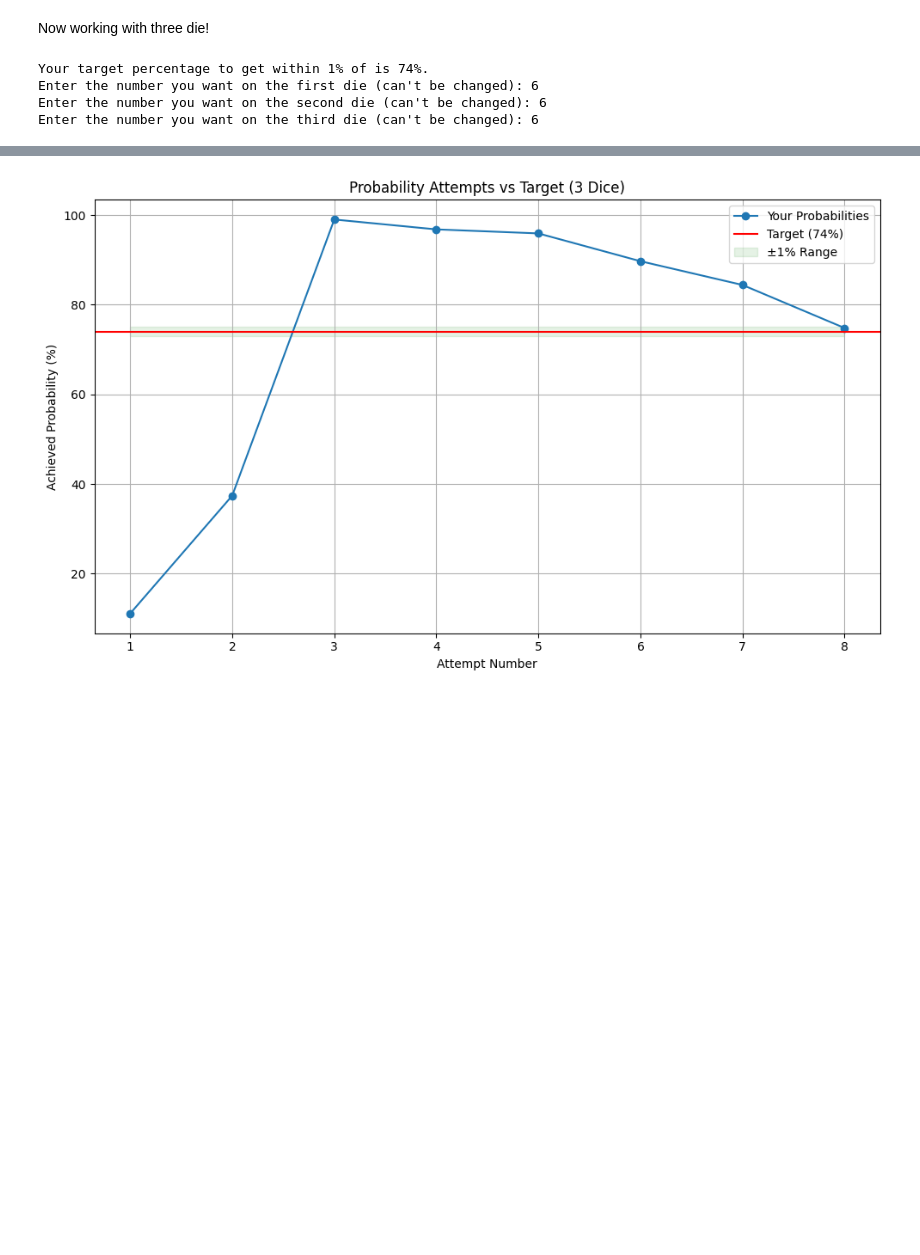
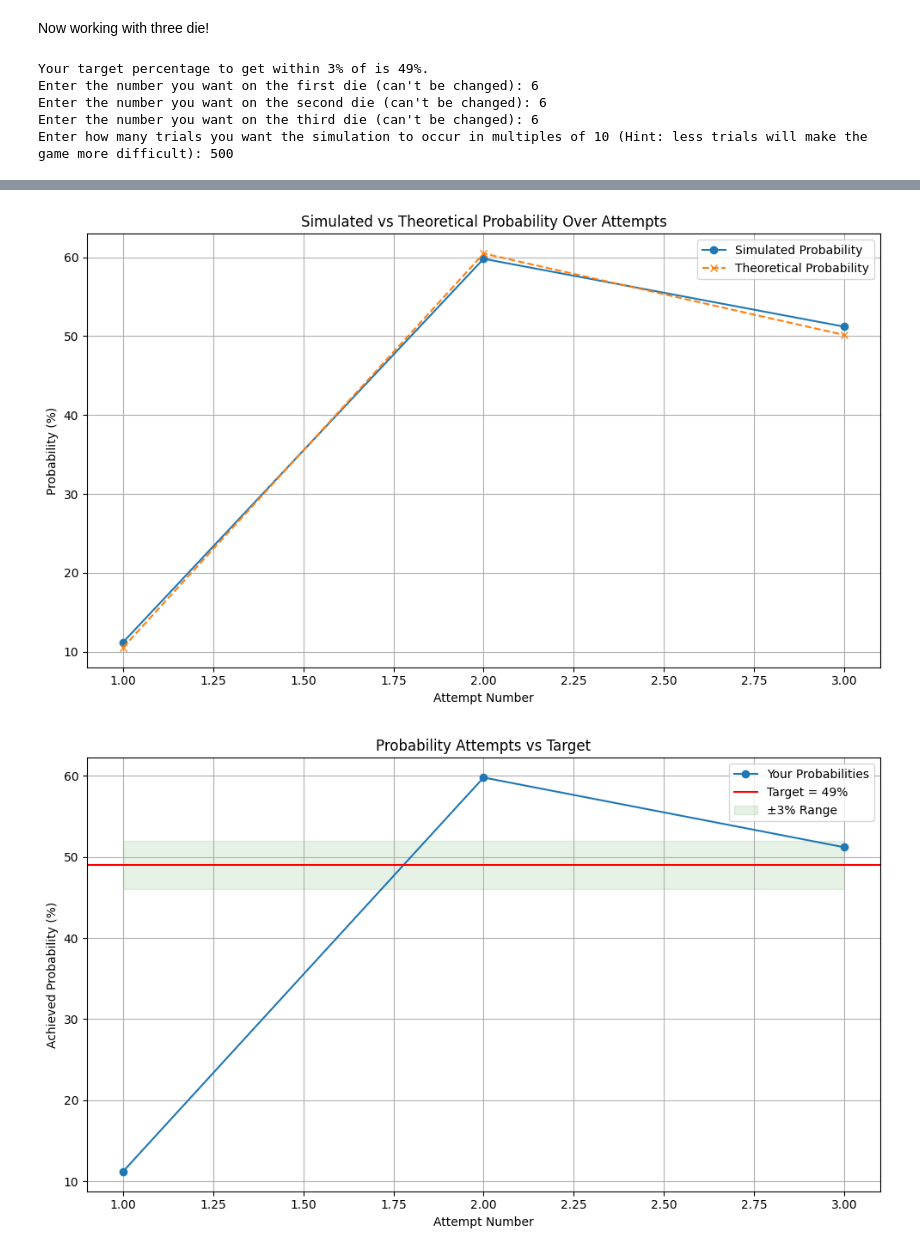
Before and after one commit to byrneap23/FinalProject, a Jupyter notebook: Final_Project.ipynb, the cells around one changed output, grey strips where cells are left out. Drawn from its saved outputs; the diff is of its cells as text; code cells hidden in the pictures; blank space fills up the shorter version.

```diff
--- a/Final_Project.ipynb
+++ b/Final_Project.ipynb
@@ -40,7 +40,7 @@ d1_value = int(input("Enter what die number you want on the first die (this can'
 d2_value = int(input("Enter what die number you want on the second die (this can't be changed after entered): "))
 
 # Fixed number of Monte Carlo trials
-numTrials = 1000
+numTrials = int(input("Enter how many trials you want the simulation to occur in multiples of 10 (Hint: less trials will make the game more difficult): "))
 # %% [output]
 Your target percentage to get within 1% of is 40%.
 Enter what die number you want on the first die (this can't be changed after entered): 6
@@ -231,9 +150,9 @@ Congrats! Your probability of 83.60% is within 3% of the target (81%)!
 # %% [markdown]
 Now working with three die!
 # %%
-# The user is given the probability to achieve within 1%
+# The user is given the probability to achieve within 3%
 int_target = random.randint(2, 100)
-print(f"Your target percentage to get within 1% of is {int_target}%.")
+print(f"Your target percentage to get within 3% of is {int_target}%.")
 target = int_target
 
 # User sets fixed target dice values (cannot change later)
@@ -242,62 +161,89 @@ d2_value = int(input("Enter the number you want on the second die (can't be chan
 d3_value = int(input("Enter the number you want on the third die (can't be changed): "))
 
 # Fixed number of Monte Carlo trials
-numTrials = 1000
+numTrials = int(input("Enter how many trials you want the simulation to occur in multiples of 10 (Hint: less trials will make the game more difficult): "))
 # %% [output]
-Your target percentage to get within 1% of is 74%.
+Your target percentage to get within 3% of is 49%.
 Enter the number you want on the first die (can't be changed): 6
 Enter the number you want on the second die (can't be changed): 6
 Enter the number you want on the third die (can't be changed): 6
+Enter how many trials you want the simulation to occur in multiples of 10 (Hint: less trials will make the game more difficult): 500
 # %%
 # Die rolling function
 def rollDie(sides):
     return random.randint(1, sides)
 
-# Monte Carlo Simulation for 3 dice
+# Simulation: match d1, d2, d3 in a single roll
 def MonteProb(rolls, d1_value, d2_value, d3_value, sides):
     numwins = 0.0
+    wins_per_trial = []
 
-    for i in range(numTrials):
-        for j in range(rolls):
+    for _ in range(numTrials):
+        success = False
+        for _ in range(rolls):
             d1 = rollDie(sides)
             d2 = rollDie(sides)
             d3 = rollDie(sides)
             if d1 == d1_value and d2 == d2_value and d3 == d3_value:
                 numwins += 1
+                success = True
                 break
+        wins_per_trial.append(1 if success else 0)
 
     prob = (numwins / numTrials) * 100
-    return prob
+    return prob, wins_per_trial
 
-# Track attempts and history
+# Theoretical probability for 3 fixed values
+def actual_probability(rolls, sides):
+    p_match = (1 / sides) ** 3  # probability all three match in one roll
+    actual = 1 - (1 - p_match) ** rolls  # at least one match in rolls
+    return actual * 100
+
+# Tracking attempt data
 attempt = 1
-prob_history = []
+simulated_history = []
+actual_history = []
 
-# Main game loop
+# Loop until success
 while True:
     print(f"\nAttempt #{attempt}")
-    sides = int(input("Enter the number of sides on the die: "))
-    rolls = int(input("Enter the total number of rolls you want to happen: "))
+    sides = int(input("Enter the number of sides on each die: "))
+    rolls = int(input("Enter the number of rolls per trial: "))
 
-    prob = MonteProb(rolls, d1_value, d2_value, d3_value, sides)
-    prob_history.append(prob)
+    prob, _ = MonteProb(rolls, d1_value, d2_value, d3_value, sides)
+    actual_prob = actual_probability(rolls, sides)
 
-    print(f"The probability you achieved with your inputs was: {prob:.2f}%.")
+    simulated_history.append(prob)
+    actual_history.append(actual_prob)
 
-    if abs(prob - target) <= 1:
-        print(f"Congrats! Your probability of {prob:.2f}% is within 1% of the target ({target}%)!")
+    print(f"Simulated Probability: {prob:.2f}%")
+    print(f"Theoretical Probability: {actual_prob:.2f}%")
+
+    if abs(prob - target) <= 3:
+        print(f"Success! Your simulated probability of {prob:.2f}% is within 3% of the target ({target}%).")
         break
     else:
-        print(f"Your probability of {prob:.2f}% is not within 1% of the target ({target}%). Trying again")
+        print(f"Sorry, your probability of {prob:.2f}% is not within 3% of the target ({target}%).")
         attempt += 1
 
-# Plotting after success
+# Graph 1: Simulated vs Theoretical Probability
 plt.figure(figsize=(10, 6))
-plt.plot(range(1, attempt + 1), prob_history, marker='o', label="Your Probabilities")
-plt.axhline(y=target, linestyle='-', color='red', label=f"Target ({target}%)")
-plt.fill_between(range(1, attempt + 1), target - 1, target + 1, color='green', alpha=0.1, label="±1% Range")
+plt.plot(range(1, attempt + 1), simulated_history, marker='o', label="Simulated Probability")
+plt.plot(range(1, attempt + 1), actual_history, marker='x', linestyle='--', label="Theoretical Probability")
+plt.title("Simulated vs Theoretical Probability Over Attempts")
+plt.xlabel("Attempt Number")
+plt.ylabel("Probability (%)")
+plt.legend()
+plt.grid(True)
+plt.tight_layout()
+plt.show()
 
-plt.title("Probability Attempts vs Target (3 Dice)")
+# Graph 2: Attempts vs Target Range
+plt.figure(figsize=(10, 6))
+plt.plot(range(1, attempt + 1), simulated_history, marker='o', label="Your Probabilities")
+plt.axhline(y=target, color='red', linestyle='-', label=f"Target = {target}%")
+plt.fill_between(range(1, attempt + 1), target - 3, target + 3, color='green', alpha=0.1, label="±3% Range")
+plt.title("Probability Attempts vs Target")
 plt.xlabel("Attempt Number")
 plt.ylabel("Achieved Probability (%)")
 plt.legend()
@@ -325 +274,2 @@ Congrats! Your probability of 74.80% is within 1% of the target (74%)!
-[figure, old version]
+[figure, new version]
+[figure, added]
```
Also changed, not shown: parts of 4 cells of this notebook.
